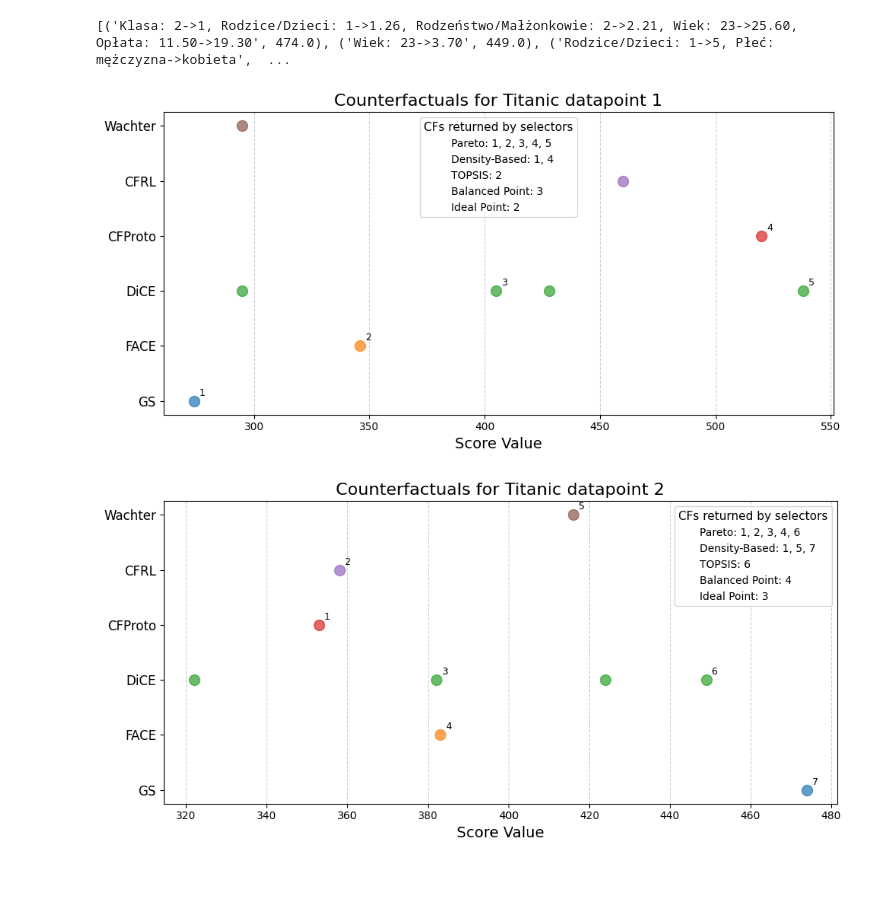
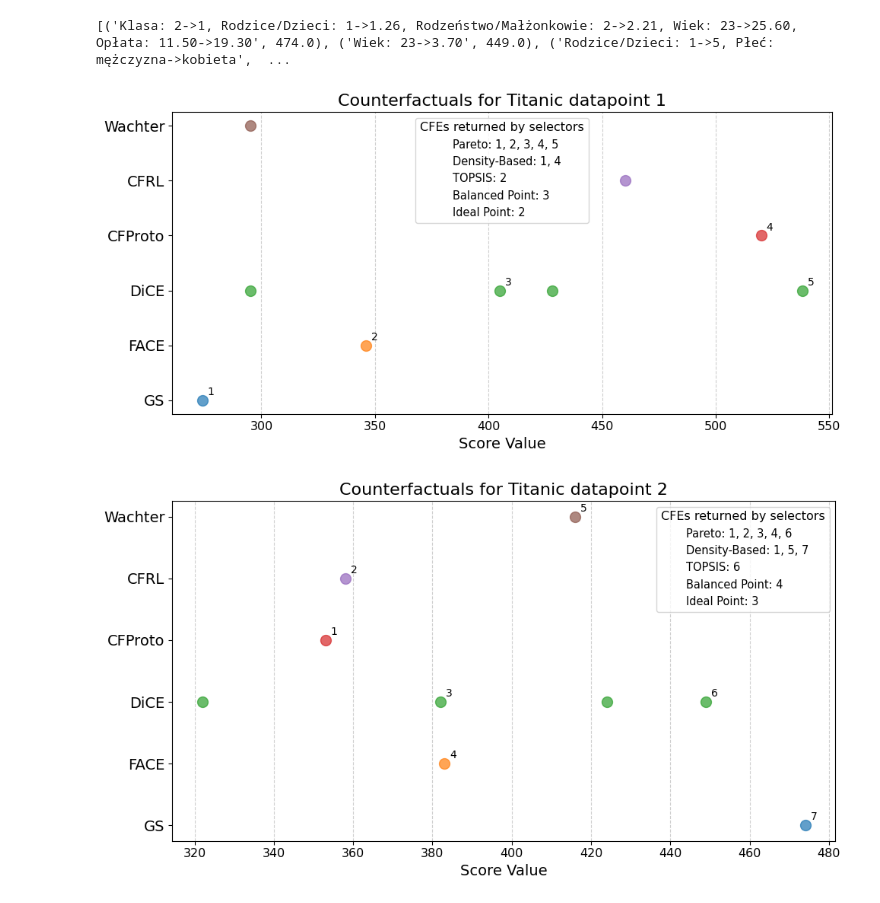
Before and after one commit to MBernart/counterfactuals, a Jupyter notebook: experiments/survey_analysis/analysis.ipynb, the cells around one changed output. Cells and saved outputs as stored; diff of their text form; code cells hidden in the pictures; blank space fills up the shorter version.

```diff
--- a/experiments/survey_analysis/analysis.ipynb
+++ b/experiments/survey_analysis/analysis.ipynb
@@ -106,6 +106,8 @@ plt.show()
 # %%
 sim_scores = []
 dp_scores = []
+sim_stds = []
+dp_stds = []
 overall_scores_c = {}
 
 for explainer, questions in explainers.items():
@@ -121,6 +123,8 @@ for explainer, questions in explainers.items():
 
     sim_scores.append(mean_sim)
     dp_scores.append(mean_dp)
+    sim_stds.append(np.std(df[sim_cols].values))
+    dp_stds.append(np.std(df[dp_cols].values))
     overall_scores_c[explainer] = round((mean_dp+mean_sim)/2, 2)
 # %%
 x = np.arange(len(explainers))
@@ -471,6 +504,8 @@ plt.show()
 # 1. Calculate averages per explainer
 sim_scores = []
 dp_scores = []
+sim_stds = []
+dp_stds = []
 explainer_names = list(explainers.keys())
 overall_scores = {}
 
@@ -482,6 +517,8 @@ for name in explainer_names:
 
     sim_scores.append(avg_sim)
     dp_scores.append(avg_dp)
+    sim_stds.append(np.std(df[sim_cols].values))
+    dp_stds.append(np.std(df[dp_cols].values))
     overall_scores[name] = round((avg_sim+avg_dp)/2, 2)
 
 # 2. Calculate global averages for the horizontal lines
@@ -495,8 +532,8 @@ width = 0.35
 plt.figure(figsize=(11, 5))
 
 # Plot bars
-plt.bar(x - width/2, sim_scores, width, label='Similarity')
-plt.bar(x + width/2, dp_scores, width, label='Target class clarity', color='orange')
+plt.bar(x - width/2, sim_scores, width, yerr=sim_stds, capsize=5, label='Similarity')
+plt.bar(x + width/2, dp_scores, width, yerr=sim_stds, capsize=5, label='Target class clarity', color='orange')
 
 # Add global average lines
 plt.axhline(y=sim_avg_global, linestyle='--', linewidth=2, label='Similarity global average')
@@ -631,14 +697,14 @@ for i, (name, values) in enumerate(explainers.items()):
                 (first_comp[2], name),
                 textcoords="offset points",
                 xytext=(5, 5),
-                fontsize=9
+                fontsize=10
             )
         plt.annotate(
                 str(5),
                 (first_comp[0], name),
                 textcoords="offset points",
                 xytext=(5, 5),
-                fontsize=9
+                fontsize=10
             )
     else:
         plt.scatter([first_comp], [name], s=100, alpha=0.7)
@@ -649,7 +715,7 @@ for i, (name, values) in enumerate(explainers.items()):
                 (first_comp, name),
                 textcoords="offset points",
                 xytext=(5, 5),
-                fontsize=9
+                fontsize=10
             )
     if name=='FACE':
         plt.annotate(
@@ -657,7 +723,7 @@ for i, (name, values) in enumerate(explainers.items()):
                 (first_comp, name),
                 textcoords="offset points",
                 xytext=(5, 5),
-                fontsize=9
+                fontsize=10
             )
     if name=='CFProto':
         plt.annotate(
@@ -665,7 +731,7 @@ for i, (name, values) in enumerate(explainers.items()):
                 (first_comp, name),
                 textcoords="offset points",
                 xytext=(5, 5),
-                fontsize=9
+                fontsize=10
             )
 
 strategies = {
@@ -686,24 +752,25 @@ strategy_handles = [
 # Adjust bbox_to_anchor to position it where it doesn't overlap points
 leg2 = plt.legend(
     handles=strategy_handles,
-    title='CFs returned by selectors',
+    title='CFEs returned by selectors',
     loc='upper center',
-    fontsize=10,
-    title_fontsize=11,
+    fontsize=10.5,
+    title_fontsize=11.5,
     handlelength=0, # Hide the line part of the proxy artist
     frameon=True
 )
 plt.xlabel('Score Value', fontsize=14)
 plt.title('Counterfactuals for Titanic datapoint 1', fontsize=16)
 plt.grid(axis='x', linestyle='--', alpha=0.6)
-plt.yticks(fontsize=12)
+plt.xticks(fontsize=11.5)
+plt.yticks(fontsize=14)
 plt.tight_layout()
-# plt.savefig('titanic_cf1.png', dpi=300, bbox_inches='tight')
+# plt.savefig('titanic_cfe1.png', dpi=300, bbox_inches='tight')
 plt.show()
 # %% [output]
-[figure, old version]
+[figure, new version]
 # %%
-plt.figure(figsize=(10, 5))
+plt.figure(figsize=(10, 5.5))
 
 for i, (name, values) in enumerate(explainers.items()):
     # Get the first component
@@ -717,14 +784,14 @@ for i, (name, values) in enumerate(explainers.items()):
                 (sec_comp[2], name),
                 textcoords="offset points",
                 xytext=(5, 5),
-                fontsize=9
+                fontsize=10
             )
         plt.annotate(
                 str(6),
                 (sec_comp[0], name),
                 textcoords="offset points",
                 xytext=(5, 5),
-                fontsize=9
+                fontsize=10
             )
     else:
         plt.scatter([sec_comp], [name], s=100, alpha=0.7)
@@ -735,7 +802,7 @@ for i, (name, values) in enumerate(explainers.items()):
                 (sec_comp, name),
                 textcoords="offset points",
                 xytext=(5, 5),
-                fontsize=9
+                fontsize=10
             )
     if name=='CFRL':
         plt.annotate(
@@ -743,7 +810,7 @@ for i, (name, values) in enumerate(explainers.items()):
                 (sec_comp, name),
                 textcoords="offset points",
                 xytext=(5, 5),
-                fontsize=9
+                fontsize=10
             )
     if name=='FACE':
         plt.annotate(
@@ -751,7 +818,7 @@ for i, (name, values) in enumerate(explainers.items()):
                 (sec_comp, name),
                 textcoords="offset points",
                 xytext=(5, 5),
-                fontsize=9
+                fontsize=10
             )
     if name=='Wachter':
         plt.annotate(
@@ -759,7 +826,7 @@ for i, (name, values) in enumerate(explainers.items()):
                 (sec_comp, name),
                 textcoords="offset points",
                 xytext=(5, 5),
-                fontsize=9
+                fontsize=10
             )
     if name=='GS':
         plt.annotate(
@@ -767,40 +834,41 @@ for i, (name, values) in enumerate(explainers.items()):
                 (sec_comp, name),
                 textcoords="offset points",
                 xytext=(5, 5),
-                fontsize=9
+                fontsize=10
             )
 
 strategies = {
     'Pareto': '1, 2, 3, 4, 6',
     'Density-Based': '1, 5, 7',
     'TOPSIS': '6',
     'Balanced Point': '4',
     'Ideal Point': '3'
 }
 
 # Create proxy artists for the strategies
 strategy_handles = [
     Line2D([0], [0], color='none', label=f'{k}: {v}')
     for k, v in strategies.items()
 ]
 
 # Add the second legend
 # Adjust bbox_to_anchor to position it where it doesn't overlap points
 leg2 = plt.legend(
     handles=strategy_handles,
-    title='CFs returned by selectors',
+    title='CFEs returned by selectors',
     loc='upper right',
-    fontsize=10,
-    title_fontsize=11,
+    fontsize=10.5,
+    title_fontsize=11.5,
     handlelength=0, # Hide the line part of the proxy artist
     frameon=True
 )
 plt.xlabel('Score Value', fontsize=14)
 plt.title('Counterfactuals for Titanic datapoint 2', fontsize=16)
 plt.grid(axis='x', linestyle='--', alpha=0.6)
-plt.yticks(fontsize=12)
+plt.xticks(fontsize=11.5)
+plt.yticks(fontsize=14)
 plt.tight_layout()
-# plt.savefig('titanic_cf2.png', dpi=300, bbox_inches='tight')
+# plt.savefig('titanic_cfe2.png', dpi=300, bbox_inches='tight')
 plt.show()
 # %% [output]
-[figure, old version]
+[figure, new version]
```
Also changed, not shown: parts of 6 cells of this notebook, 32 other files.
